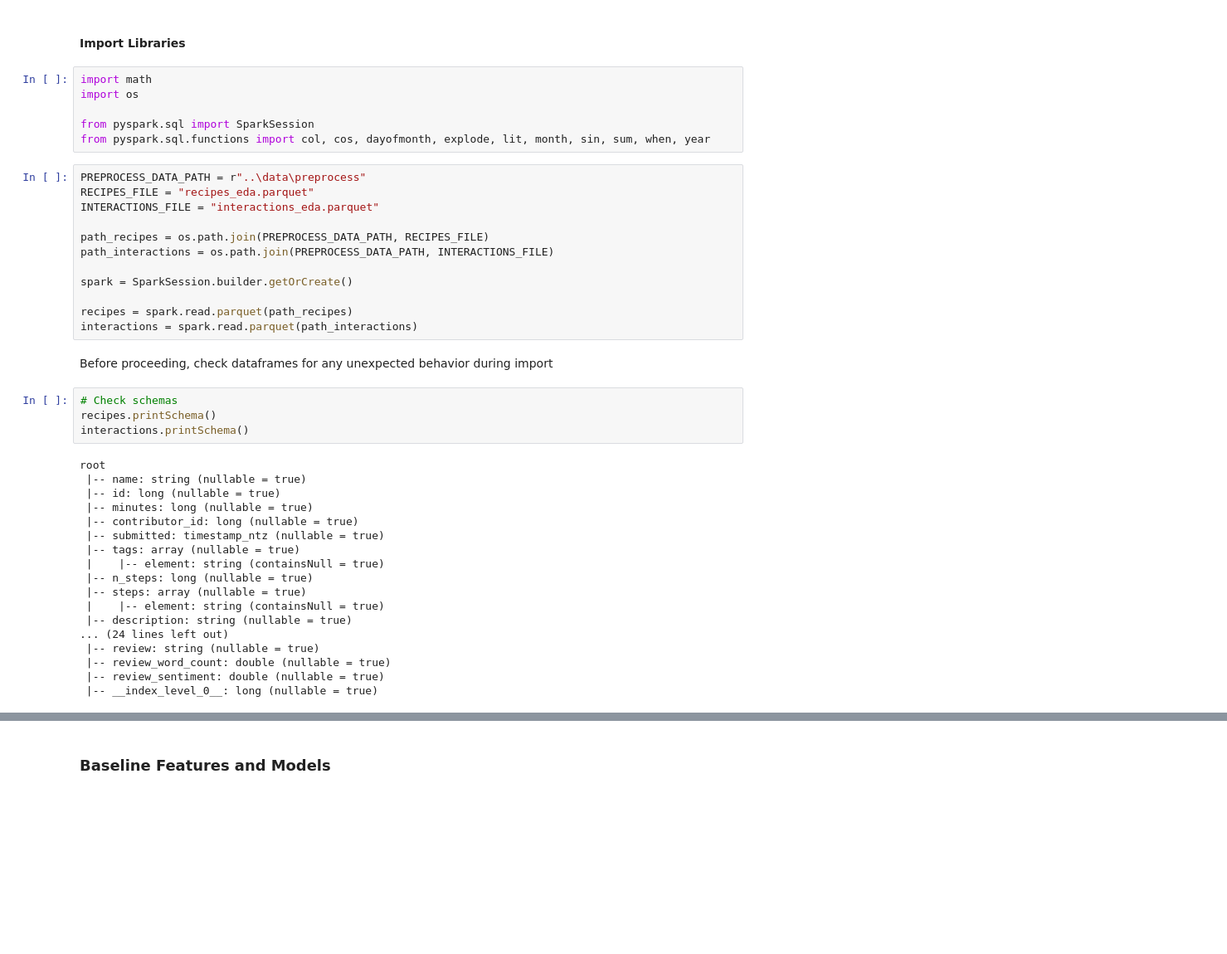
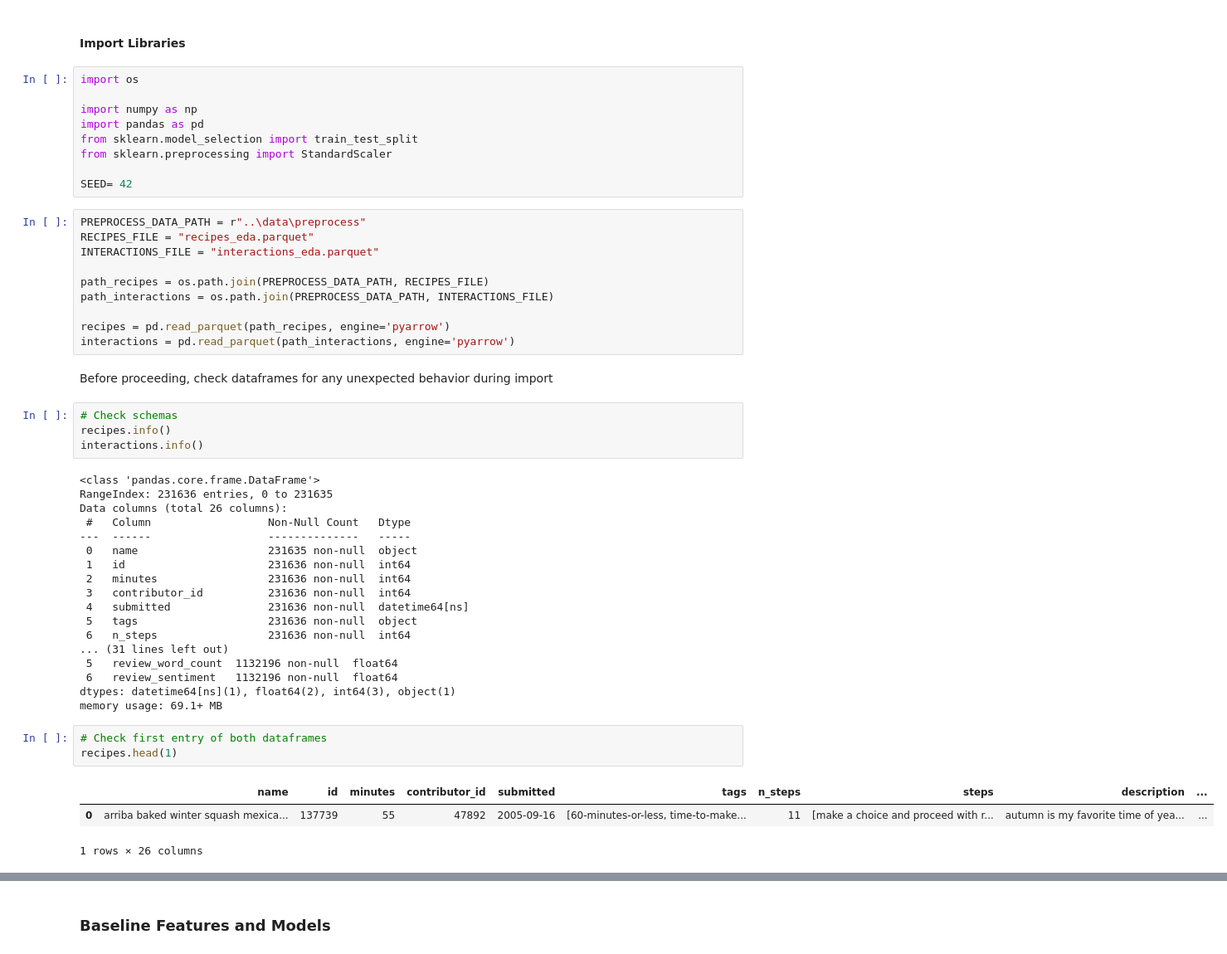
Before and after one commit to ishan-c/recipe-recommendation, a Jupyter notebook: notebooks/feature_eng.ipynb, the cells around one changed output, grey strips where cells are left out. Shown at 83% size. Saved outputs shown, nothing was run; the diff lists cells and outputs as text; blank space fills up the shorter version.

```diff
--- a/notebooks/feature_eng.ipynb
+++ b/notebooks/feature_eng.ipynb
@@ -7,11 +7,14 @@ Placeholder text
 # %% [markdown]
 #### Import Libraries
 # %%
-import math
 import os
 
-from pyspark.sql import SparkSession
-from pyspark.sql.functions import col, cos, dayofmonth, explode, lit, month, sin, sum, when, year
+import numpy as np
+import pandas as pd
+from sklearn.model_selection import train_test_split
+from sklearn.preprocessing import StandardScaler
+
+SEED= 42
 # %%
 PREPROCESS_DATA_PATH = r"..\data\preprocess"
 RECIPES_FILE = "recipes_eda.parquet"
@@ -20,32 +23,37 @@ INTERACTIONS_FILE = "interactions_eda.parquet"
 path_recipes = os.path.join(PREPROCESS_DATA_PATH, RECIPES_FILE)
 path_interactions = os.path.join(PREPROCESS_DATA_PATH, INTERACTIONS_FILE)
 
-spark = SparkSession.builder.getOrCreate()
-
-recipes = spark.read.parquet(path_recipes)
-interactions = spark.read.parquet(path_interactions)
+recipes = pd.read_parquet(path_recipes, engine='pyarrow')
+interactions = pd.read_parquet(path_interactions, engine='pyarrow')
 # %% [markdown]
 Before proceeding, check dataframes for any unexpected behavior during import
 # %%
 # Check schemas
-recipes.printSchema()
-interactions.printSchema()
+recipes.info()
+interactions.info()
 # %% [output]
-root
- |-- name: string (nullable = true)
- |-- id: long (nullable = true)
- |-- minutes: long (nullable = true)
- |-- contributor_id: long (nullable = true)
- |-- submitted: timestamp_ntz (nullable = true)
- |-- tags: array (nullable = true)
- |    |-- element: string (containsNull = true)
- |-- n_steps: long (nullable = true)
- |-- steps: array (nullable = true)
- |    |-- element: string (containsNull = true)
- |-- description: string (nullable = true)
-... (24 lines left out)
- |-- review: string (nullable = true)
- |-- review_word_count: double (nullable = true)
- |-- review_sentiment: double (nullable = true)
- |-- __index_level_0__: long (nullable = true)
+<class 'pandas.core.frame.DataFrame'>
+RangeIndex: 231636 entries, 0 to 231635
+Data columns (total 26 columns):
+ #   Column                  Non-Null Count   Dtype
+---  ------                  --------------   -----
+ 0   name                    231635 non-null  object
+ 1   id                      231636 non-null  int64
+ 2   minutes                 231636 non-null  int64
+ 3   contributor_id          231636 non-null  int64
+ 4   submitted               231636 non-null  datetime64[ns]
+ 5   tags                    231636 non-null  object
+ 6   n_steps                 231636 non-null  int64
+... (31 lines left out)
+ 5   review_word_count  1132196 non-null  float64
+ 6   review_sentiment   1132196 non-null  float64
+dtypes: datetime64[ns](1), float64(2), int64(3), object(1)
+memory usage: 69.1+ MB
+# %%
+# Check first entry of both dataframes
+recipes.head(1)
+# %% [output]
+|  | name | id | minutes | contributor_id | submitted | tags | n_steps | steps | description | ... |
+| 0 | arriba baked winter squash mexica... | 137739 | 55 | 47892 | 2005-09-16 | [60-minutes-or-less, time-to-make... | 11 | [make a choice and proceed with r... | autumn is my favorite time of yea... | ... |
+1 rows × 26 columns
 # %%
```
Also changed, not shown: parts of 38 cells of this notebook, 1 other file.
